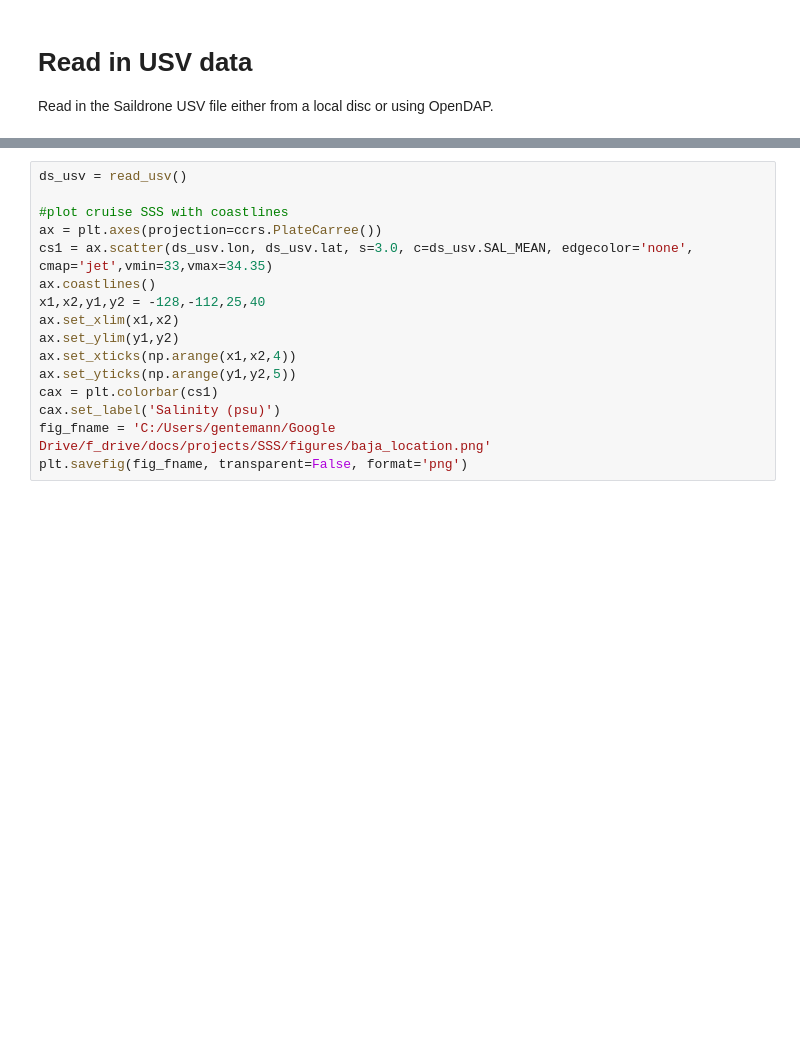
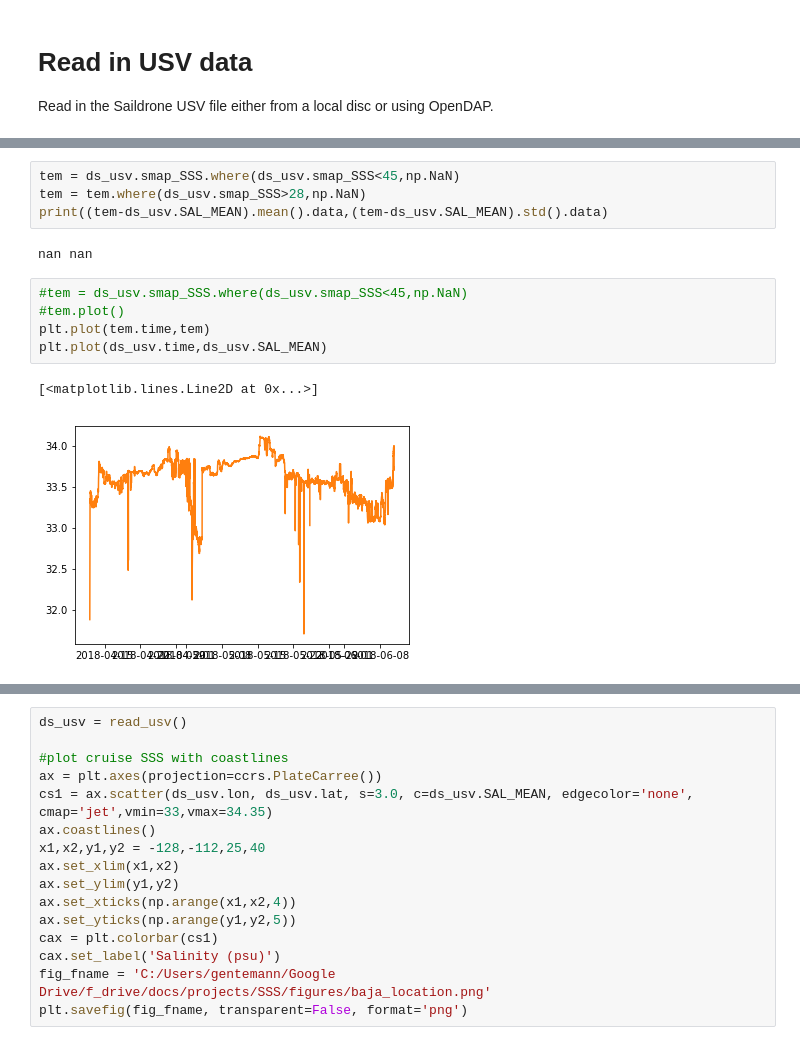
Before and after one commit to cgentemann/salinity, a Jupyter notebook: Collocate_insitu_with_SSS.ipynb, the cells around one changed output, grey strips where cells are left out. Cells and saved outputs as stored; diff of their text form; blank space fills up the shorter version.

```diff
--- a/Collocate_insitu_with_SSS.ipynb
+++ b/Collocate_insitu_with_SSS.ipynb
@@ -41,0 +154,14 @@ def read_usv():
+# %%
+tem = ds_usv.smap_SSS.where(ds_usv.smap_SSS<45,np.NaN)
+tem = tem.where(ds_usv.smap_SSS>28,np.NaN)
+print((tem-ds_usv.SAL_MEAN).mean().data,(tem-ds_usv.SAL_MEAN).std().data)
+# %% [output]
+nan nan
+# %%
+#tem = ds_usv.smap_SSS.where(ds_usv.smap_SSS<45,np.NaN)
+#tem.plot()
+plt.plot(tem.time,tem)
+plt.plot(ds_usv.time,ds_usv.SAL_MEAN)
+# %% [output]
+[<matplotlib.lines.Line2D at 0x...>]
+[figure, added]
```
Also changed, not shown: parts of 16 cells of this notebook, 1 other file.
